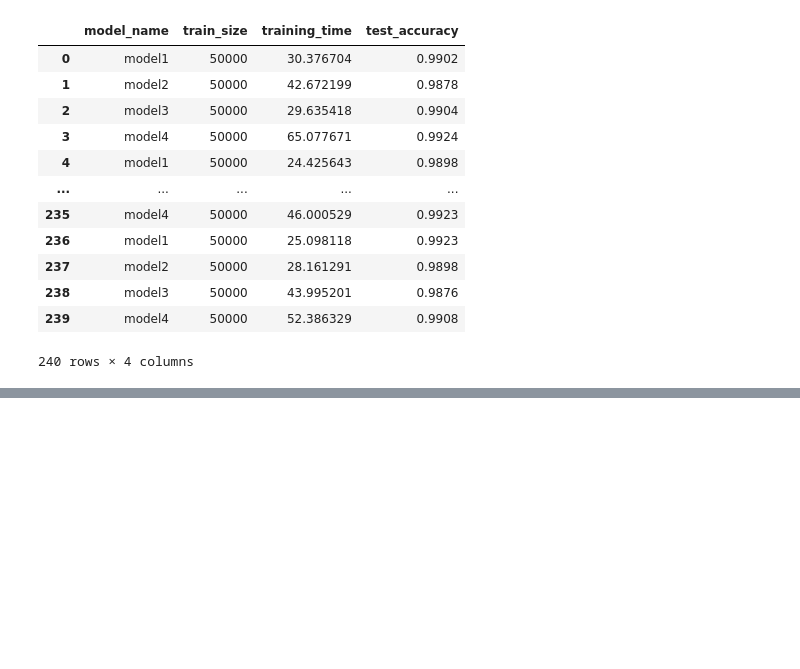
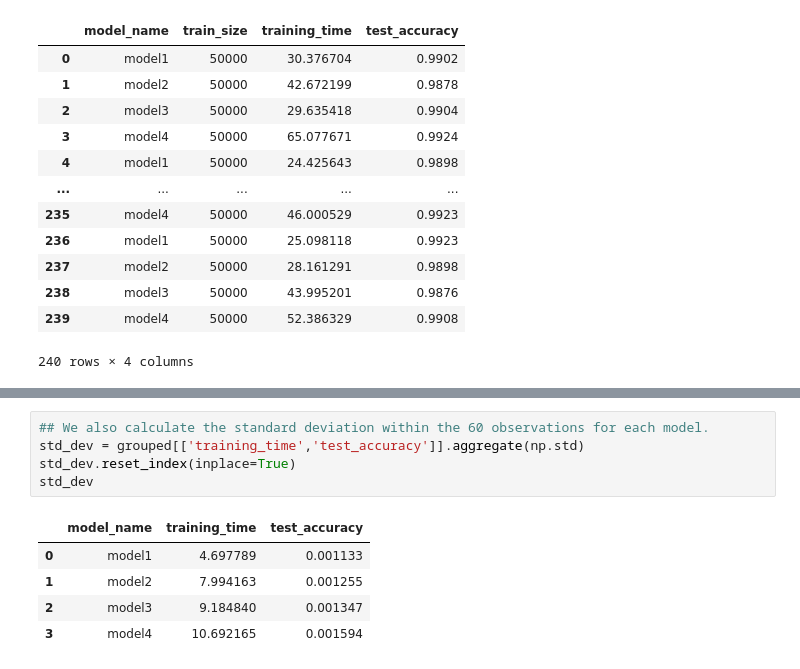
Before and after one commit to albert-kepner/Week6_DL_FinalProject, a Jupyter notebook: CNN_Models.ipynb, the cells around one changed output, grey strips where cells are left out. Drawn from its saved outputs; the diff is of its cells as text; blank space fills up the shorter version.

```diff
--- a/CNN_Models.ipynb
+++ b/CNN_Models.ipynb
@@ -613,0 +598,11 @@ df_size
+# %%
+## We also calculate the standard deviation within the 60 observations for each model.
+std_dev = grouped[['training_time','test_accuracy']].aggregate(np.std)
+std_dev.reset_index(inplace=True)
+std_dev
+# %% [output]
+|  | model_name | training_time | test_accuracy |
+| 0 | model1 | 4.697789 | 0.001133 |
+| 1 | model2 | 7.994163 | 0.001255 |
+| 2 | model3 | 9.184840 | 0.001347 |
+| 3 | model4 | 10.692165 | 0.001594 |
```
Also changed, not shown: parts of 14 cells of this notebook, 2 other files.
